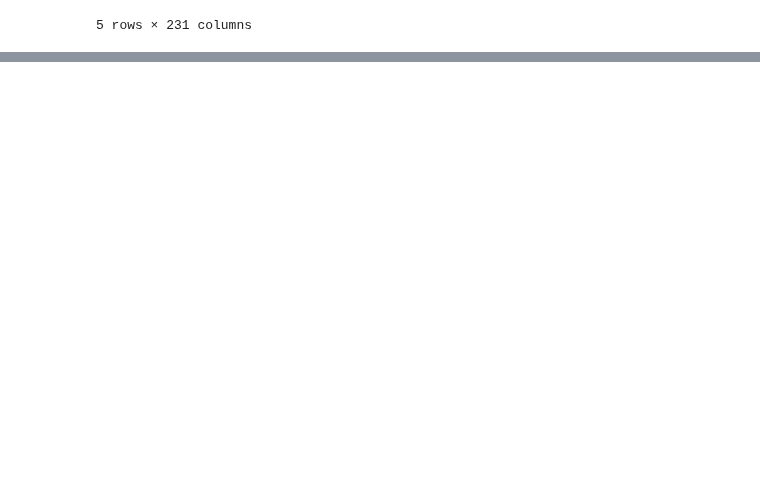
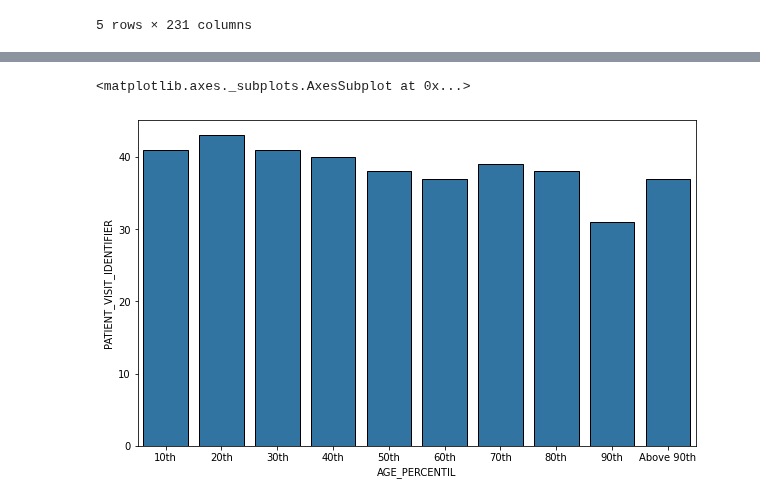
Before and after one commit to RPGraciotti/BootCampAlura, a Jupyter notebook: Projeto_final/Exploratoria.ipynb, the cells around one changed output, grey strips where cells are left out. Saved outputs shown, nothing was run; the diff lists cells and outputs as text; code cells hidden in the pictures; blank space fills up the shorter version.

```diff
--- a/Projeto_final/Exploratoria.ipynb
+++ b/Projeto_final/Exploratoria.ipynb
@@ -111,0 +29,3 @@ df_kg.melt("PATIENT_VISIT_IDENTIFIER", var_name = )
+# %%
+df_sp = df_kg.groupby('PATIENT_VISIT_IDENTIFIER').first().reset_index() # sp == simple
+df_sp.head()
@@ -111,0 +40,8 @@ df_kg.melt("PATIENT_VISIT_IDENTIFIER", var_name = )
+# %%
+plt.figure(figsize = (10, 6))
+sns.barplot(data = df_sp, x = "AGE_PERCENTIL", y = "PATIENT_VISIT_IDENTIFIER",
+            ci = None, color = "#1f77b4", edgecolor = "black", order = df_sp.loc[:,"AGE_PERCENTIL"].sort_values().unique(),
+            estimator = len)
+# %% [output]
+<matplotlib.axes._subplots.AxesSubplot at 0x...>
+[figure, added]
```
Also changed, not shown: parts of 28 cells of this notebook.
